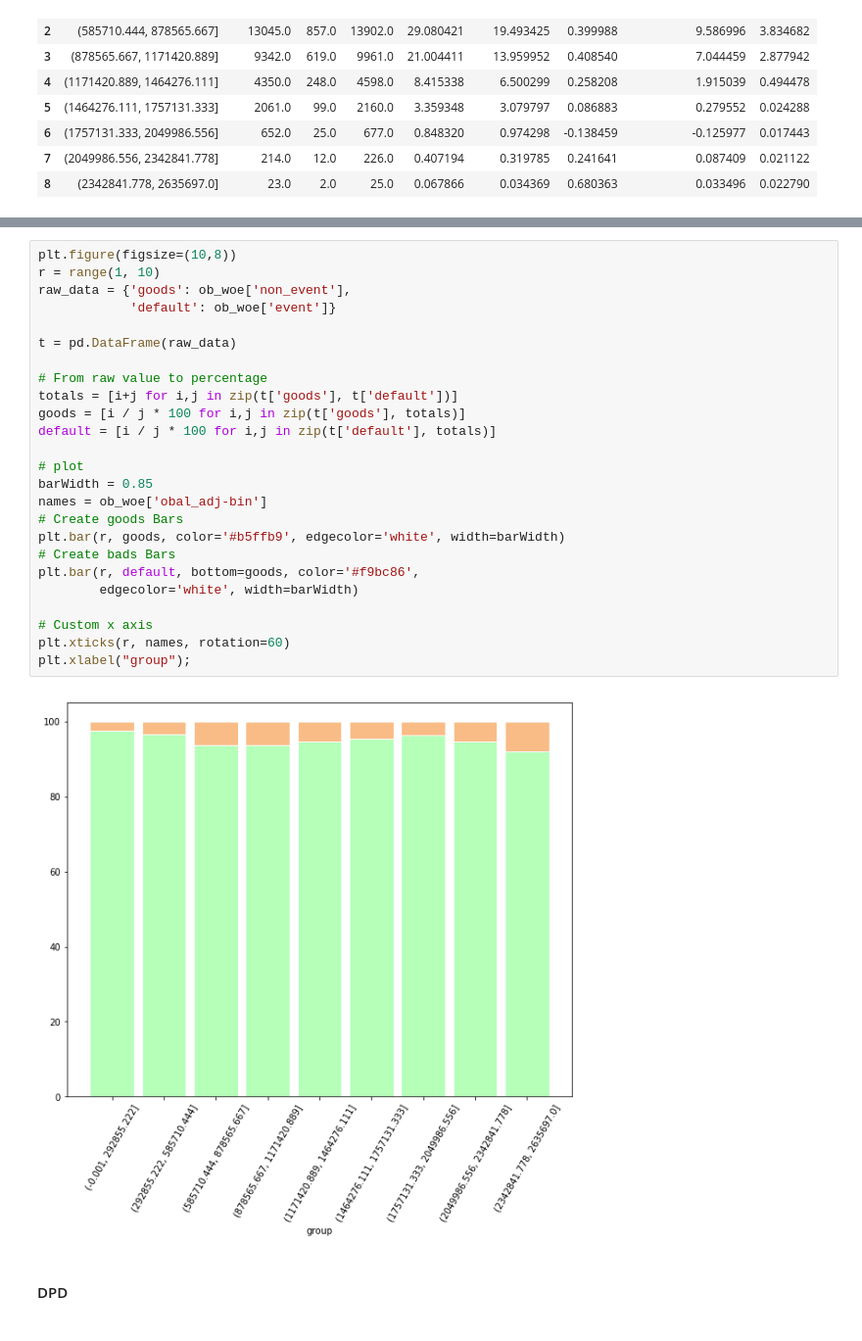
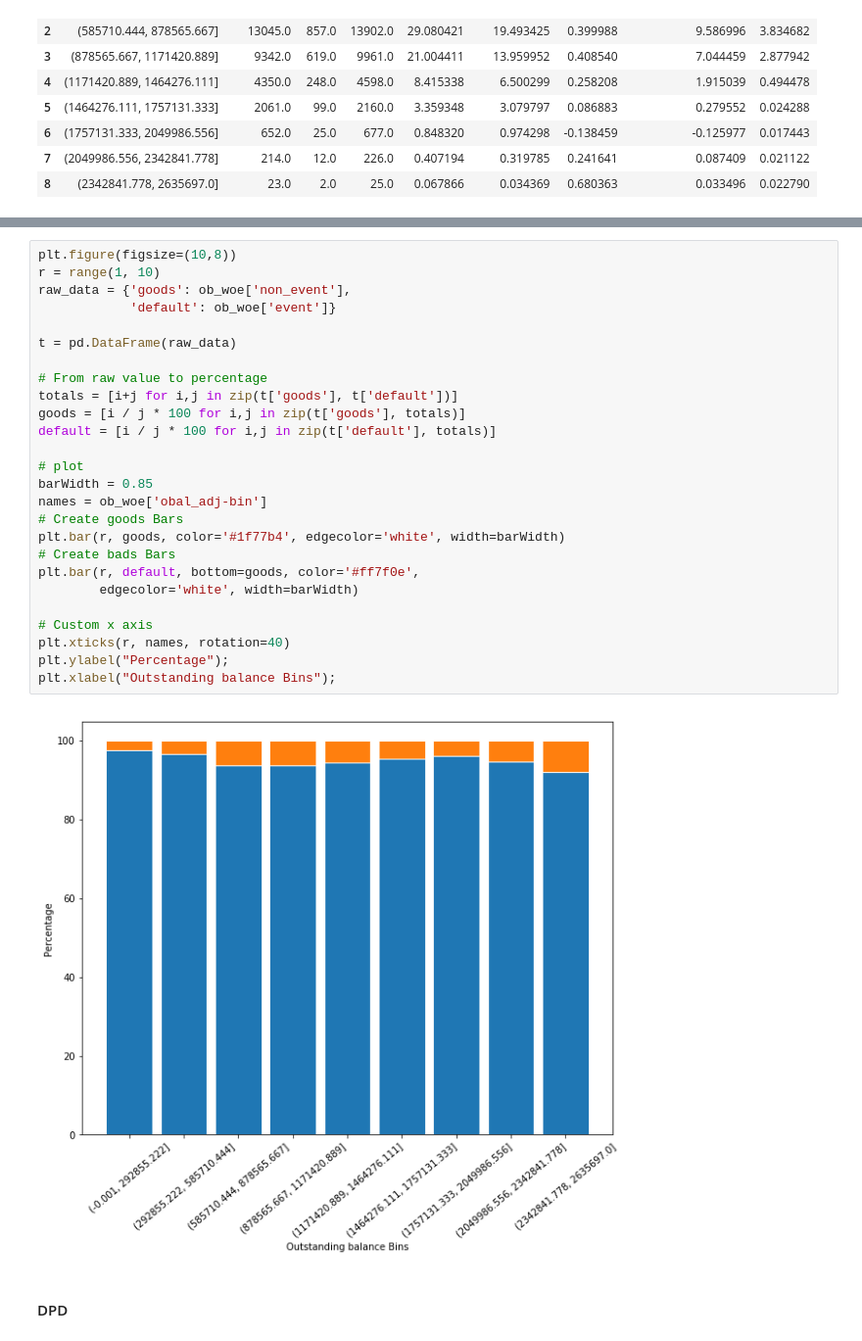
Before and after one commit to patwadeepak/capstone-project, a Jupyter notebook: Capstone-Project.ipynb, the cells around one changed output, grey strips where cells are left out. Shown at 98% size. Saved outputs shown, nothing was run; the diff lists cells and outputs as text.

```diff
--- a/Capstone-Project.ipynb
+++ b/Capstone-Project.ipynb
@@ -1121,30 +1121,31 @@ plt.legend((p1[0], p2[0]), ('0', '1'));
 # %%
 plt.figure(figsize=(10,8))
 r = range(1, 10)
 raw_data = {'goods': ob_woe['non_event'],
             'default': ob_woe['event']}
 
 t = pd.DataFrame(raw_data)
 
 # From raw value to percentage
 totals = [i+j for i,j in zip(t['goods'], t['default'])]
 goods = [i / j * 100 for i,j in zip(t['goods'], totals)]
 default = [i / j * 100 for i,j in zip(t['default'], totals)]
 
 # plot
 barWidth = 0.85
 names = ob_woe['obal_adj-bin']
 # Create goods Bars
-plt.bar(r, goods, color='#b5ffb9', edgecolor='white', width=barWidth)
+plt.bar(r, goods, color='#1f77b4', edgecolor='white', width=barWidth)
 # Create bads Bars
-plt.bar(r, default, bottom=goods, color='#f9bc86',
+plt.bar(r, default, bottom=goods, color='#ff7f0e',
         edgecolor='white', width=barWidth)
 
 # Custom x axis
-plt.xticks(r, names, rotation=60)
-plt.xlabel("group");
+plt.xticks(r, names, rotation=40)
+plt.ylabel("Percentage");
+plt.xlabel("Outstanding balance Bins");
 # %% [output]
-[figure, old version]
+[figure, new version]
 # %% [markdown]
 #### DPD
 # %%
```
Also changed, not shown: parts of 82 cells of this notebook.
